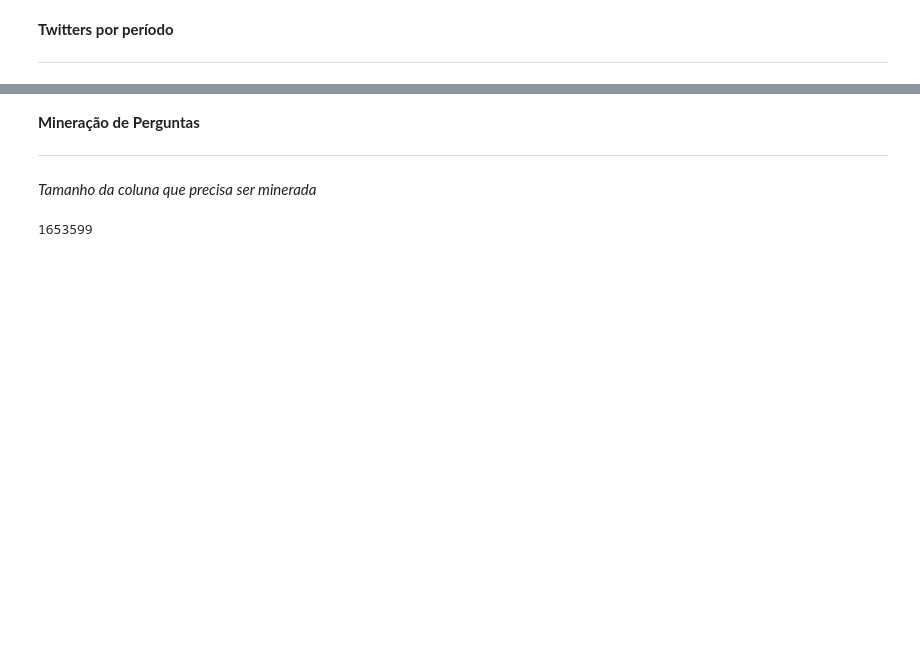
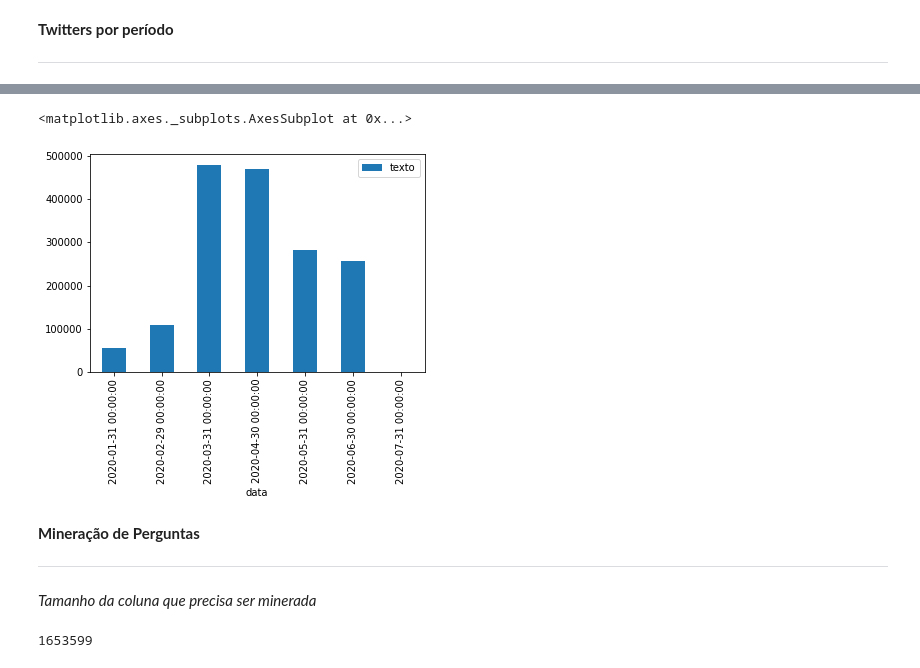
Before and after one commit to pauloigorms/covid-twitter-pecd, a Jupyter notebook: Programacao_Ciencia_Dados.ipynb, the cells around one changed output, grey strips where cells are left out. Cells and saved outputs as stored; diff of their text form; code cells hidden in the pictures; blank space fills up the shorter version.

Commit message:
criando alguns gráficos de visualização dos dados

```diff
--- a/Programacao_Ciencia_Dados.ipynb
+++ b/Programacao_Ciencia_Dados.ipynb
@@ -185,3 +193,8 @@ df_data.resample('M').count()
+# %%
+df_res.plot(kind='bar',x='data',y='texto')
+# %% [output]
+<matplotlib.axes._subplots.AxesSubplot at 0x...>
+[figure, added]
 # %% [markdown]
 **Mineração de Perguntas**
 
```
Also changed, not shown: parts of 16 cells of this notebook.
